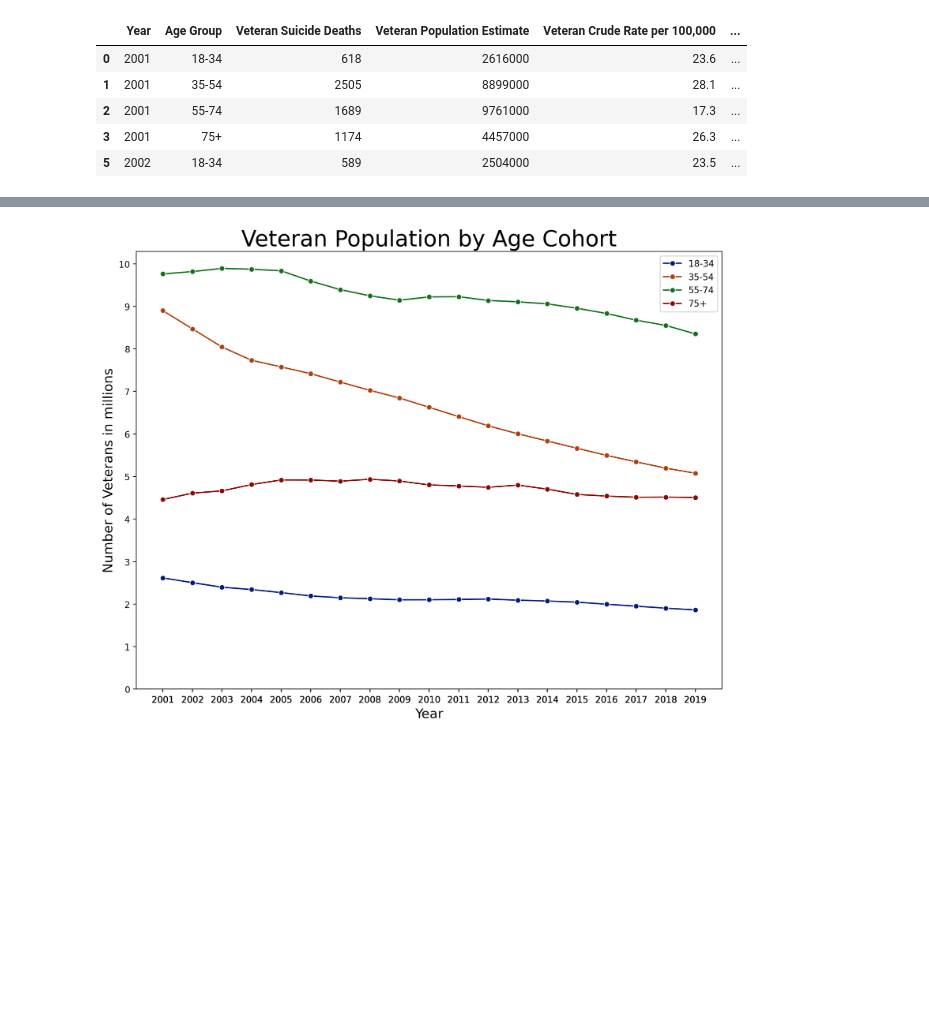
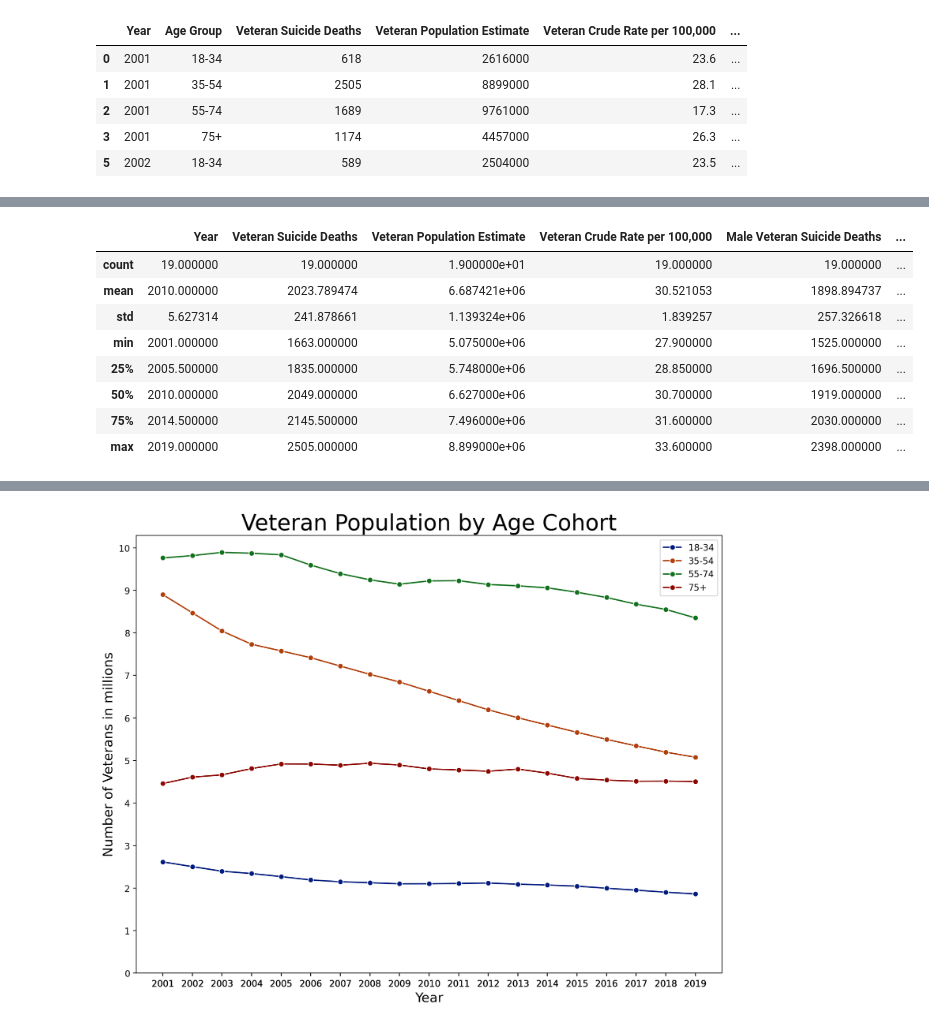
Before and after one commit to chsshong/final-capstone, a Jupyter notebook: notebook/VA Suicide by age.ipynb, the cells around one changed output, grey strips where cells are left out. Cells and saved outputs as stored; diff of their text form; code cells hidden in the pictures; blank space fills up the shorter version.

```diff
--- a/notebook/VA Suicide by age.ipynb
+++ b/notebook/VA Suicide by age.ipynb
@@ -97,0 +109,12 @@ df_75 = filter_column(df,'Age Group', '75+')
+# %%
+df_35_54.describe()
+# %% [output]
+|  | Year | Veteran Suicide Deaths | Veteran Population Estimate | Veteran Crude Rate per 100,000 | Male Veteran Suicide Deaths | ... |
+| count | 19.000000 | 19.000000 | 1.900000e+01 | 19.000000 | 19.000000 | ... |
+| mean | 2010.000000 | 2023.789474 | 6.687421e+06 | 30.521053 | 1898.894737 | ... |
+| std | 5.627314 | 241.878661 | 1.139324e+06 | 1.839257 | 257.326618 | ... |
+| min | 2001.000000 | 1663.000000 | 5.075000e+06 | 27.900000 | 1525.000000 | ... |
+| 25% | 2005.500000 | 1835.000000 | 5.748000e+06 | 28.850000 | 1696.500000 | ... |
+| 50% | 2010.000000 | 2049.000000 | 6.627000e+06 | 30.700000 | 1919.000000 | ... |
+| 75% | 2014.500000 | 2145.500000 | 7.496000e+06 | 31.600000 | 2030.000000 | ... |
+| max | 2019.000000 | 2505.000000 | 8.899000e+06 | 33.600000 | 2398.000000 | ... |
```
Also changed, not shown: parts of 13 cells of this notebook, 8 other files.
